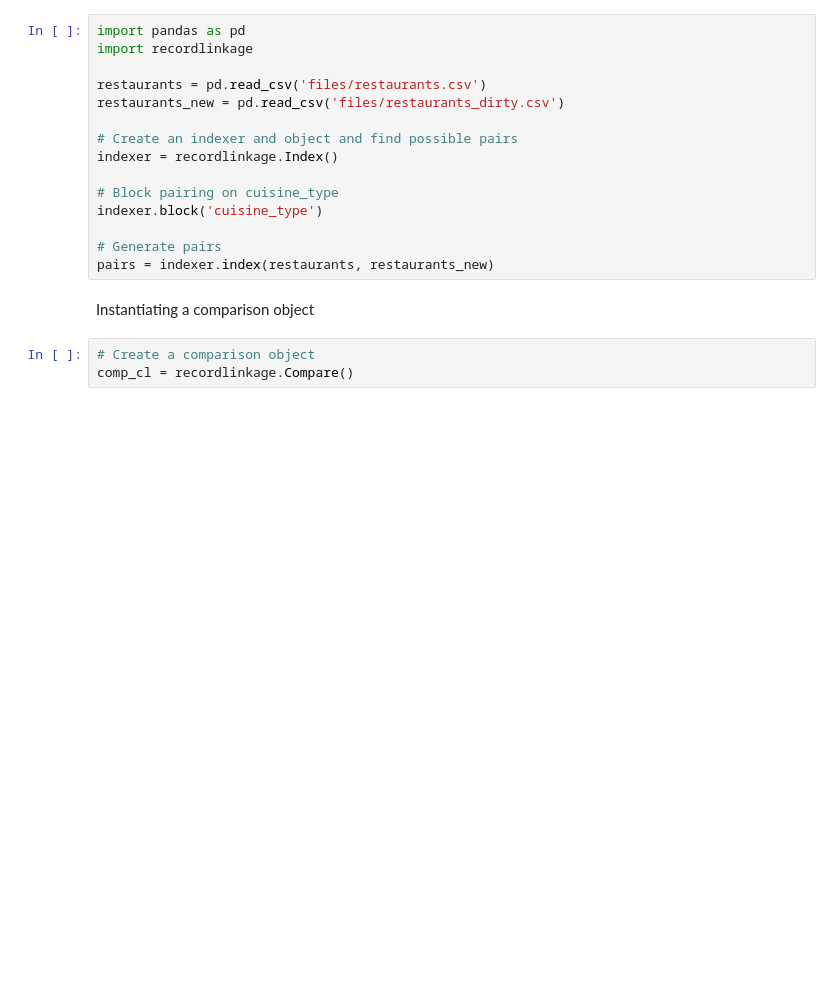
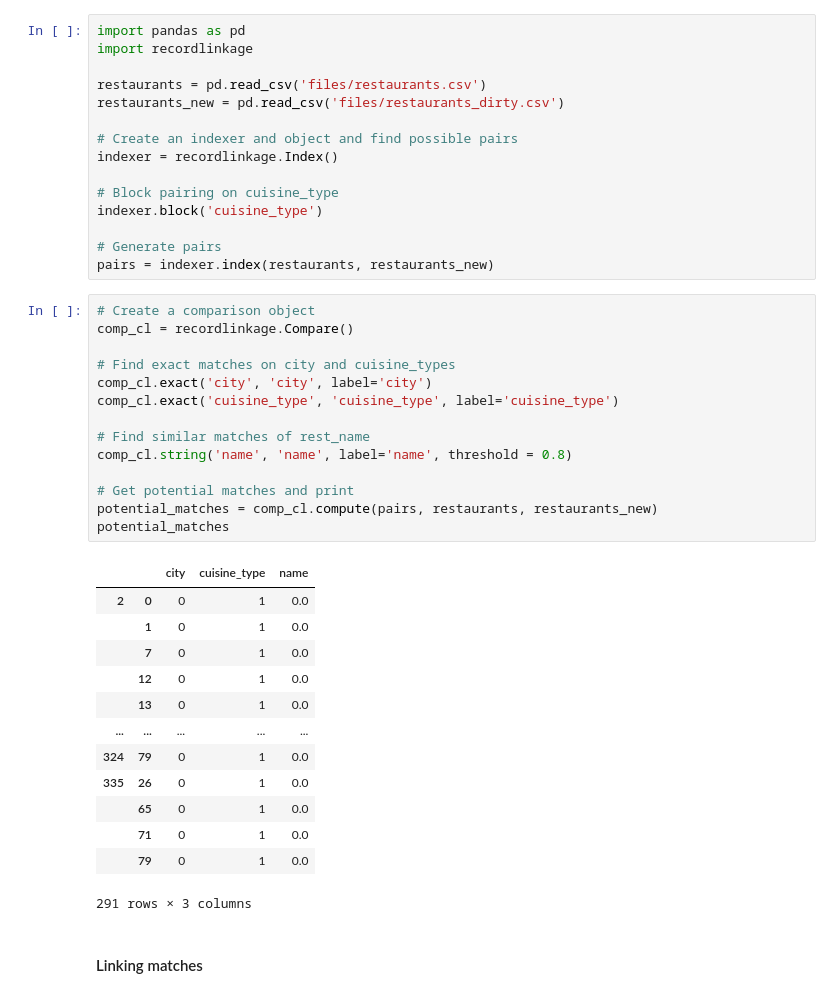
Before and after one commit to jrc-python/python-toolbox, a Jupyter notebook: 3-cleaning-data/cleaning-data.ipynb, the cells around one changed output. Drawn from its saved outputs; the diff is of its cells as text; blank space fills up the shorter version.

```diff
--- a/3-cleaning-data/cleaning-data.ipynb
+++ b/3-cleaning-data/cleaning-data.ipynb
@@ -849,11 +956,36 @@ indexer.block('cuisine_type')
 
 # Generate pairs
 pairs = indexer.index(restaurants, restaurants_new)
-# %% [markdown]
-Instantiating a comparison object
-# %%
-# Create a comparison object
-comp_cl = recordlinkage.Compare()
+# %%
+# Create a comparison object
+comp_cl = recordlinkage.Compare()
+
+# Find exact matches on city and cuisine_types
+comp_cl.exact('city', 'city', label='city')
+comp_cl.exact('cuisine_type', 'cuisine_type', label='cuisine_type')
+
+# Find similar matches of rest_name
+comp_cl.string('name', 'name', label='name', threshold = 0.8)
+
+# Get potential matches and print
+potential_matches = comp_cl.compute(pairs, restaurants, restaurants_new)
+potential_matches
+# %% [output]
+|  |  | city | cuisine_type | name |
+| 2 | 0 | 0 | 1 | 0.0 |
+|  | 1 | 0 | 1 | 0.0 |
+|  | 7 | 0 | 1 | 0.0 |
+|  | 12 | 0 | 1 | 0.0 |
+|  | 13 | 0 | 1 | 0.0 |
+| ... | ... | ... | ... | ... |
+| 324 | 79 | 0 | 1 | 0.0 |
+| 335 | 26 | 0 | 1 | 0.0 |
+|  | 65 | 0 | 1 | 0.0 |
+|  | 71 | 0 | 1 | 0.0 |
+|  | 79 | 0 | 1 | 0.0 |
+291 rows × 3 columns
+# %% [markdown]
+#### Linking matches
 # %%
 # Isolate potential matches with row sum >=3
 matches = potential_matches[potential_matches.sum(axis = 1) >= 3]
```
Also changed, not shown: parts of 24 cells of this notebook.
